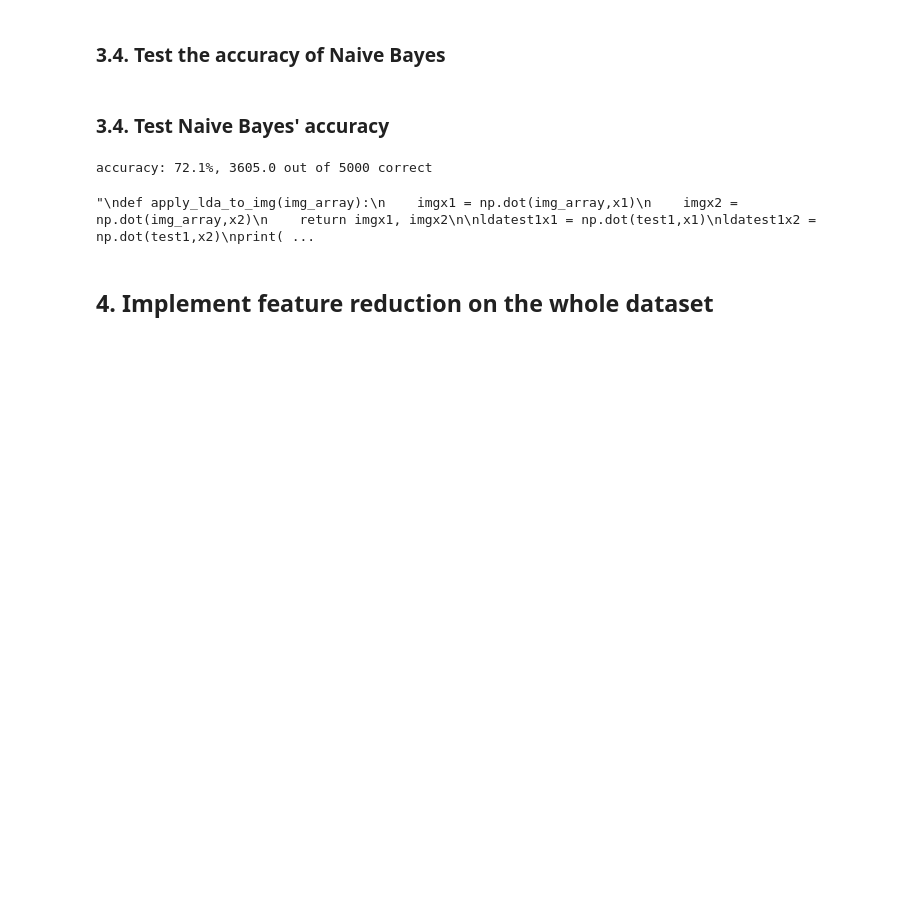
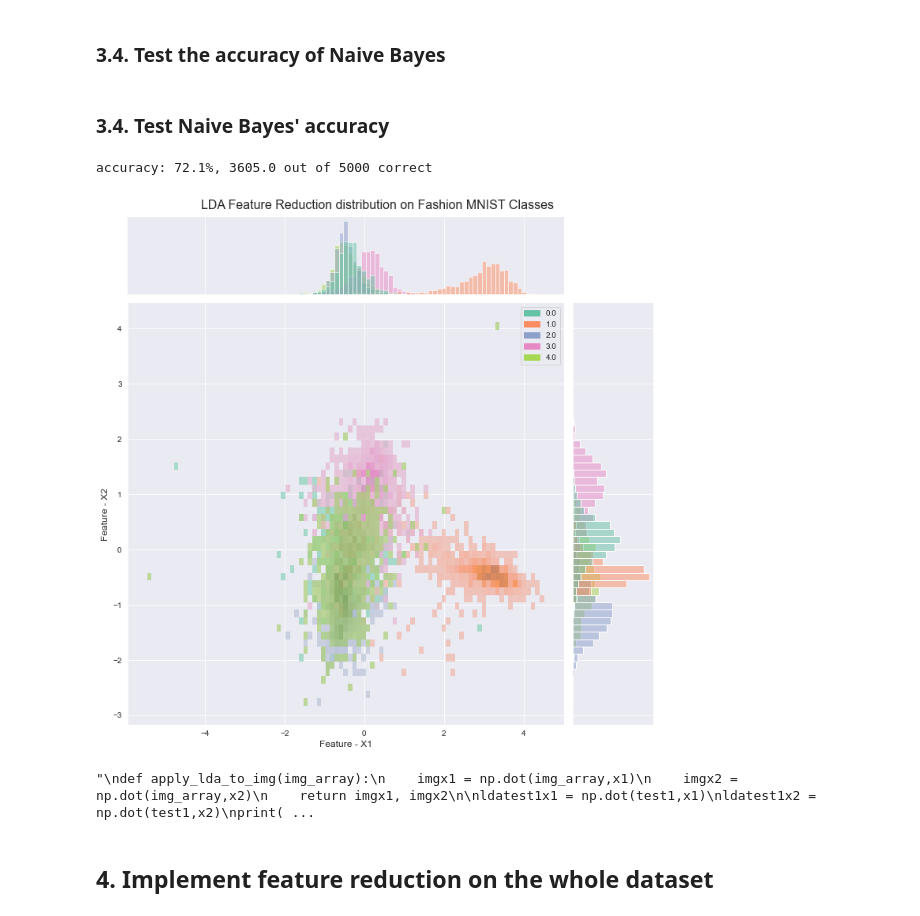
Before and after one commit to PetyaPetrova96/clasifying-clothing-types-, a Jupyter notebook: steps.ipynb, the cells around one changed output. Cells and saved outputs as stored; diff of their text form; code cells hidden in the pictures; blank space fills up the shorter version.

```diff
--- a/steps.ipynb
+++ b/steps.ipynb
@@ -597,3 +623,12 @@ accuracy: 72.1%, 3605.0 out of 5000 correct
+# %%
+import seaborn as sns
+jp = sns.jointplot(x=test_data_with_lda[:,0], y=test_data_with_lda[:,1],height = 10,alpha = 0.7,kind='hist', hue=test_data_with_lda[:,2],palette="Set2",marginal_kws=dict(palette = "Set2", alpha = .5,))
+jp.set_axis_labels('Feature - X1', 'Feature - X2', fontsize=12)
+jp.fig.suptitle('LDA Feature Reduction distribution on Fashion MNIST Classes', fontsize=16)
+jp.fig.tight_layout()
+plt.show()
+# %% [output]
+[figure, added]
 # %%
 """
 def apply_lda_to_img(img_array):
```
Also changed, not shown: parts of 35 cells of this notebook.
